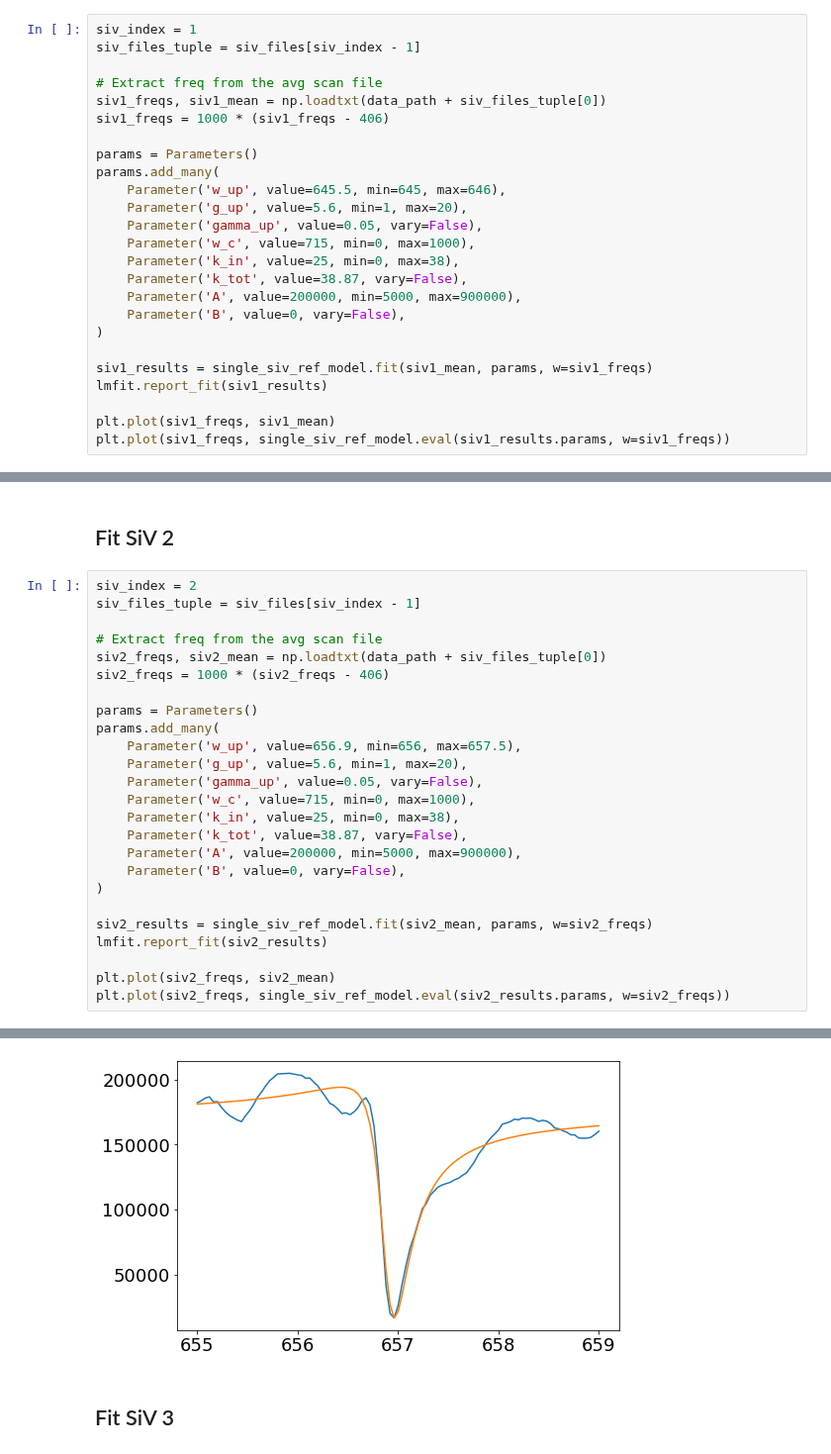
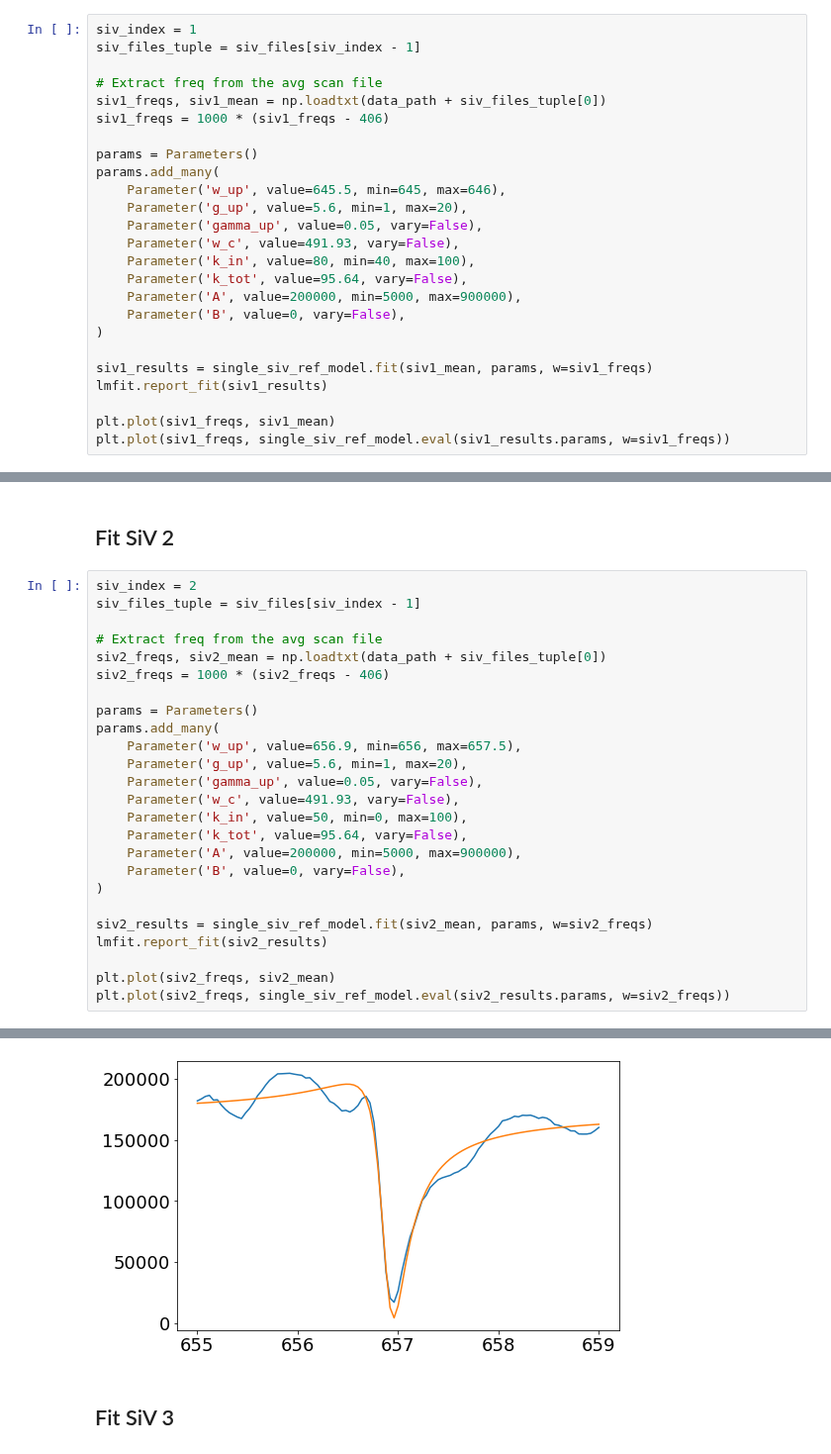
Before and after one commit to huanyanqi/siv-cqed-model, a Jupyter notebook: notebooks/20210518_B16_Diffusion_Fitting.ipynb, the cells around one changed output, grey strips where cells are left out. Shown at 99% size. Saved outputs shown, nothing was run; the diff lists cells and outputs as text.

```diff
--- a/notebooks/20210518_B16_Diffusion_Fitting.ipynb
+++ b/notebooks/20210518_B16_Diffusion_Fitting.ipynb
@@ -221,9 +221,9 @@ params.add_many(
     Parameter('w_up', value=645.5, min=645, max=646),
     Parameter('g_up', value=5.6, min=1, max=20),
     Parameter('gamma_up', value=0.05, vary=False),
-    Parameter('w_c', value=715, min=0, max=1000),
-    Parameter('k_in', value=25, min=0, max=38),
-    Parameter('k_tot', value=38.87, vary=False),
+    Parameter('w_c', value=491.93, vary=False),
+    Parameter('k_in', value=80, min=40, max=100),
+    Parameter('k_tot', value=95.64, vary=False),
     Parameter('A', value=200000, min=5000, max=900000),
     Parameter('B', value=0, vary=False),
 )
@@ -268,9 +268,9 @@ params.add_many(
     Parameter('w_up', value=656.9, min=656, max=657.5),
     Parameter('g_up', value=5.6, min=1, max=20),
     Parameter('gamma_up', value=0.05, vary=False),
-    Parameter('w_c', value=715, min=0, max=1000),
-    Parameter('k_in', value=25, min=0, max=38),
-    Parameter('k_tot', value=38.87, vary=False),
+    Parameter('w_c', value=491.93, vary=False),
+    Parameter('k_in', value=50, min=0, max=100),
+    Parameter('k_tot', value=95.64, vary=False),
     Parameter('A', value=200000, min=5000, max=900000),
     Parameter('B', value=0, vary=False),
 )
@@ -301,5 +301,5 @@ plt.plot(siv2_freqs, single_siv_ref_model.eval(siv2_results.params, w=siv2_freqs
 [<matplotlib.lines.Line2D at 0x...>]
-[figure, old version]
+[figure, new version]
 # %% [markdown]
 ## Fit SiV 3
 # %%
```
Also changed, not shown: parts of 11 cells of this notebook.
